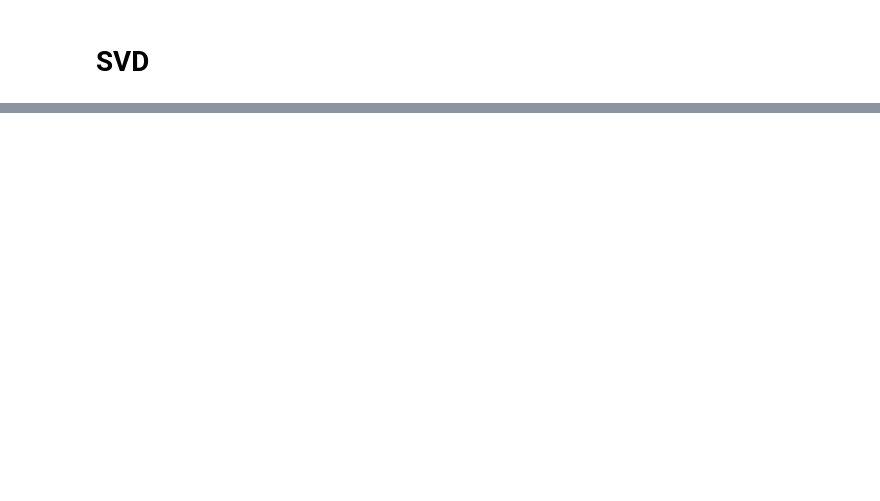
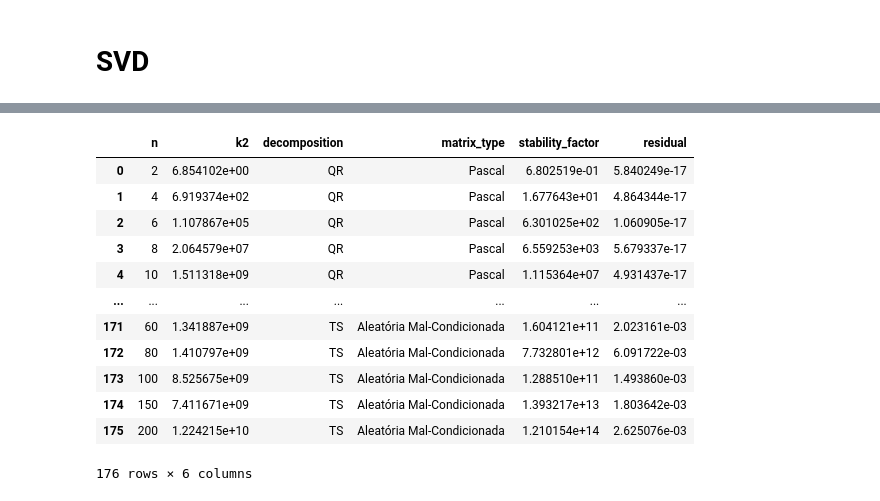
Before and after one commit to GuiCT/ALCD, a Jupyter notebook: activities/at_3.ipynb, the cells around one changed output, grey strips where cells are left out. Saved outputs shown, nothing was run; the diff lists cells and outputs as text; code cells hidden in the pictures; blank space fills up the shorter version.

```diff
--- a/activities/at_3.ipynb
+++ b/activities/at_3.ipynb
@@ -49,0 +684,2 @@ def residual(original_matrix: npt.NDArray, algo_result: npt.NDArray) -> Supports
+# %%
+dfs.append(ts_error_df)
@@ -49,0 +688,18 @@ def residual(original_matrix: npt.NDArray, algo_result: npt.NDArray) -> Supports
+# %%
+full_df = pd.concat(dfs, ignore_index=True)
+# %%
+full_df
+# %% [output]
+|  | n | k2 | decomposition | matrix_type | stability_factor | residual |
+| 0 | 2 | 6.854102e+00 | QR | Pascal | 6.802519e-01 | 5.840249e-17 |
+| 1 | 4 | 6.919374e+02 | QR | Pascal | 1.677643e+01 | 4.864344e-17 |
+| 2 | 6 | 1.107867e+05 | QR | Pascal | 6.301025e+02 | 1.060905e-17 |
+| 3 | 8 | 2.064579e+07 | QR | Pascal | 6.559253e+03 | 5.679337e-17 |
+| 4 | 10 | 1.511318e+09 | QR | Pascal | 1.115364e+07 | 4.931437e-17 |
+| ... | ... | ... | ... | ... | ... | ... |
+| 171 | 60 | 1.341887e+09 | TS | Aleatória Mal-Condicionada | 1.604121e+11 | 2.023161e-03 |
+| 172 | 80 | 1.410797e+09 | TS | Aleatória Mal-Condicionada | 7.732801e+12 | 6.091722e-03 |
+| 173 | 100 | 8.525675e+09 | TS | Aleatória Mal-Condicionada | 1.288510e+11 | 1.493860e-03 |
+| 174 | 150 | 7.411671e+09 | TS | Aleatória Mal-Condicionada | 1.393217e+13 | 1.803642e-03 |
+| 175 | 200 | 1.224215e+10 | TS | Aleatória Mal-Condicionada | 1.210154e+14 | 2.625076e-03 |
+176 rows × 6 columns
```
Also changed, not shown: parts of 57 cells of this notebook, 2 other files.
